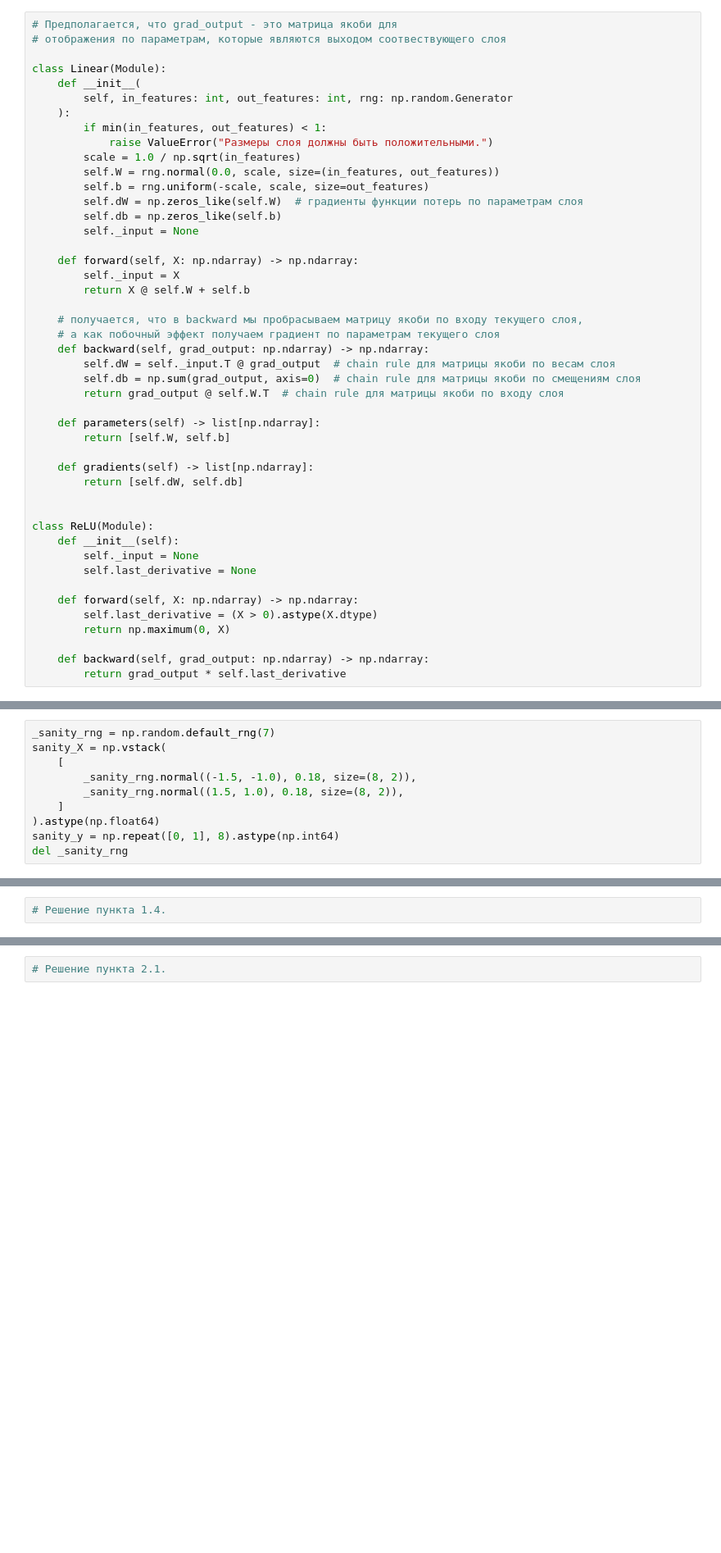
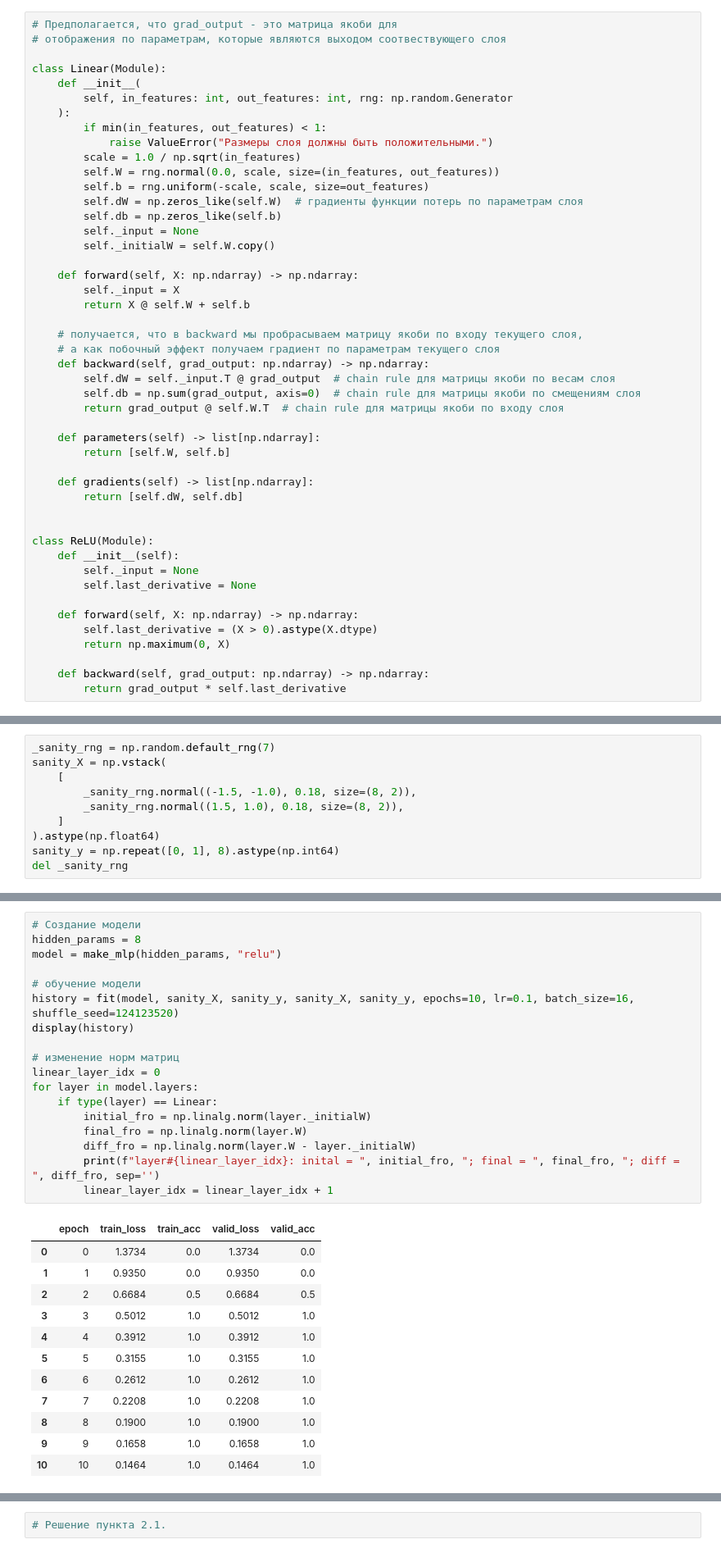
Before and after one commit to Abrackadabrr/machine_learning_practice, a Jupyter notebook: hometask/autumn_semester/task_2/hw2_neural_networks_student.ipynb, the cells around one changed output, grey strips where cells are left out. Shown at 82% size. Drawn from its saved outputs; the diff is of its cells as text; blank space fills up the shorter version.

```diff
--- a/hometask/autumn_semester/task_2/hw2_neural_networks_student.ipynb
+++ b/hometask/autumn_semester/task_2/hw2_neural_networks_student.ipynb
@@ -136,6 +136,7 @@ class Linear(Module):
         self.dW = np.zeros_like(self.W)  # градиенты функции потерь по параметрам слоя
         self.db = np.zeros_like(self.b)
         self._input = None
+        self._initialW = self.W.copy()
 
     def forward(self, X: np.ndarray) -> np.ndarray:
         self._input = X
@@ -728,2 +748,31 @@ del _sanity_rng
 # %%
-# Решение пункта 1.4.
+# Создание модели
+hidden_params = 8
+model = make_mlp(hidden_params, "relu")
+
+# обучение модели
+history = fit(model, sanity_X, sanity_y, sanity_X, sanity_y, epochs=10, lr=0.1, batch_size=16, shuffle_seed=124123520)
+display(history)
+
+# изменение норм матриц
+linear_layer_idx = 0
+for layer in model.layers:
+    if type(layer) == Linear:
+        initial_fro = np.linalg.norm(layer._initialW)
+        final_fro = np.linalg.norm(layer.W)
+        diff_fro = np.linalg.norm(layer.W - layer._initialW)
+        print(f"layer#{linear_layer_idx}: inital = ", initial_fro, "; final = ", final_fro, "; diff = ", diff_fro, sep='')
+        linear_layer_idx = linear_layer_idx + 1
+# %% [output]
+|  | epoch | train_loss | train_acc | valid_loss | valid_acc |
+| 0 | 0 | 1.3734 | 0.0 | 1.3734 | 0.0 |
+| 1 | 1 | 0.9350 | 0.0 | 0.9350 | 0.0 |
+| 2 | 2 | 0.6684 | 0.5 | 0.6684 | 0.5 |
+| 3 | 3 | 0.5012 | 1.0 | 0.5012 | 1.0 |
+| 4 | 4 | 0.3912 | 1.0 | 0.3912 | 1.0 |
+| 5 | 5 | 0.3155 | 1.0 | 0.3155 | 1.0 |
+| 6 | 6 | 0.2612 | 1.0 | 0.2612 | 1.0 |
+| 7 | 7 | 0.2208 | 1.0 | 0.2208 | 1.0 |
+| 8 | 8 | 0.1900 | 1.0 | 0.1900 | 1.0 |
+| 9 | 9 | 0.1658 | 1.0 | 0.1658 | 1.0 |
+| 10 | 10 | 0.1464 | 1.0 | 0.1464 | 1.0 |
```
Also changed, not shown: parts of 4 cells of this notebook.
